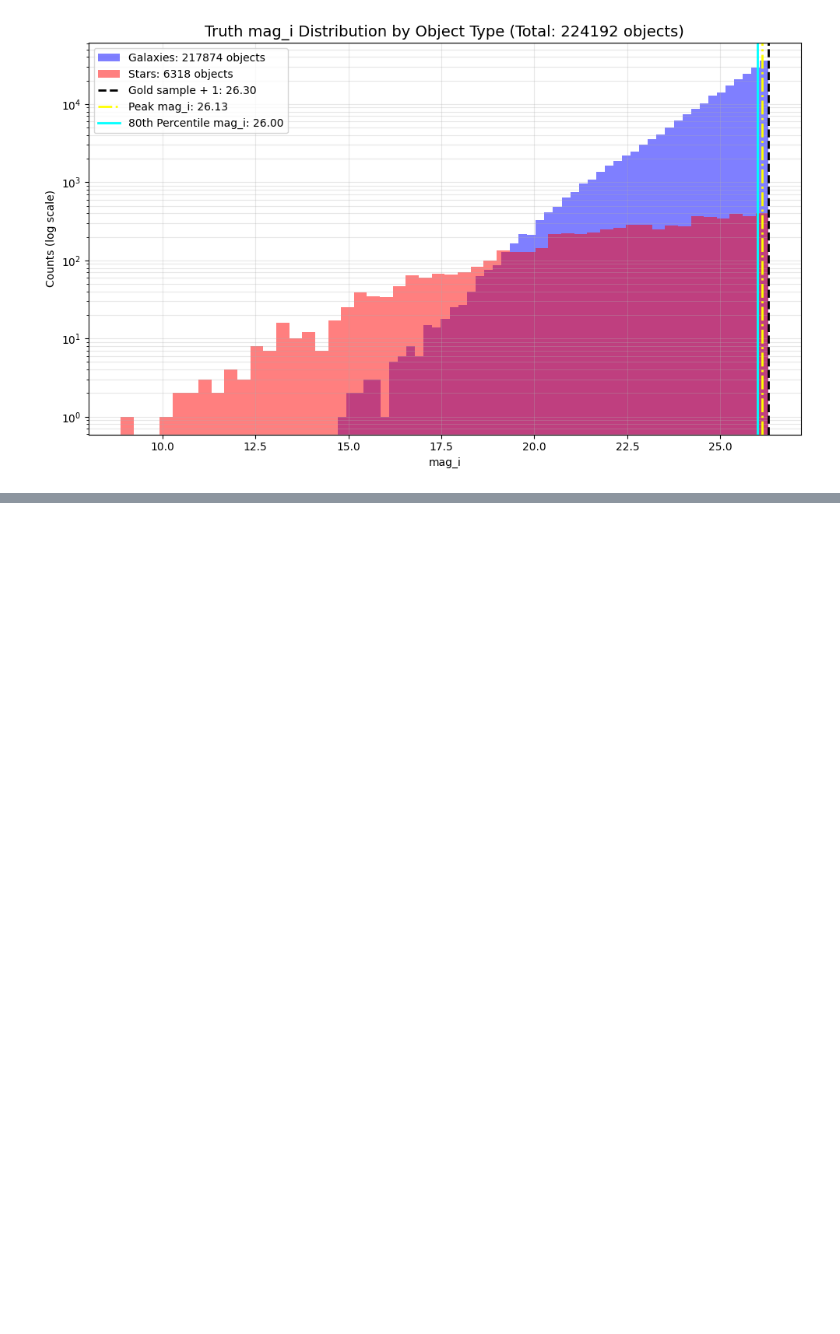
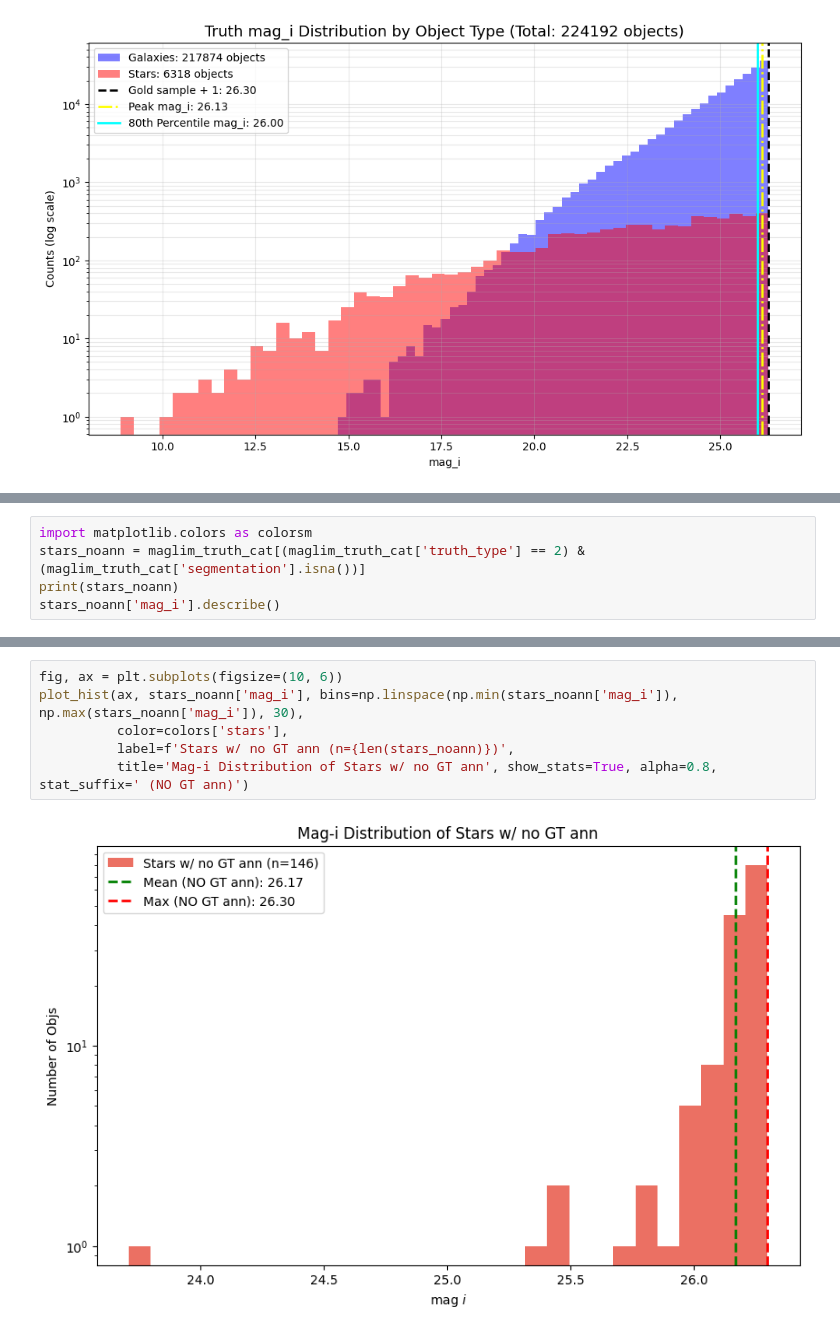
Before and after one commit to grantmerz/DeepDISC_Roman_Rubin, a Jupyter notebook: test_cats.ipynb, the cells around one changed output, grey strips where cells are left out. Saved outputs shown, nothing was run; the diff lists cells and outputs as text; blank space fills up the shorter version.

```diff
--- a/test_cats.ipynb
+++ b/test_cats.ipynb
@@ -1236,0 +1275,5 @@ plt.tight_layout()
+# %%
+import matplotlib.colors as colorsm
+stars_noann = maglim_truth_cat[(maglim_truth_cat['truth_type'] == 2) & (maglim_truth_cat['segmentation'].isna())]
+print(stars_noann)
+stars_noann['mag_i'].describe()
@@ -1236,0 +1307,8 @@ plt.tight_layout()
+# %%
+fig, ax = plt.subplots(figsize=(10, 6))
+plot_hist(ax, stars_noann['mag_i'], bins=np.linspace(np.min(stars_noann['mag_i']), np.max(stars_noann['mag_i']), 30),
+          color=colors['stars'],
+          label=f'Stars w/ no GT ann (n={len(stars_noann)})',
+          title='Mag-i Distribution of Stars w/ no GT ann', show_stats=True, alpha=0.8, stat_suffix=' (NO GT ann)')
+# %% [output]
+[figure, added]
```
Also changed, not shown: parts of 15 cells of this notebook.
